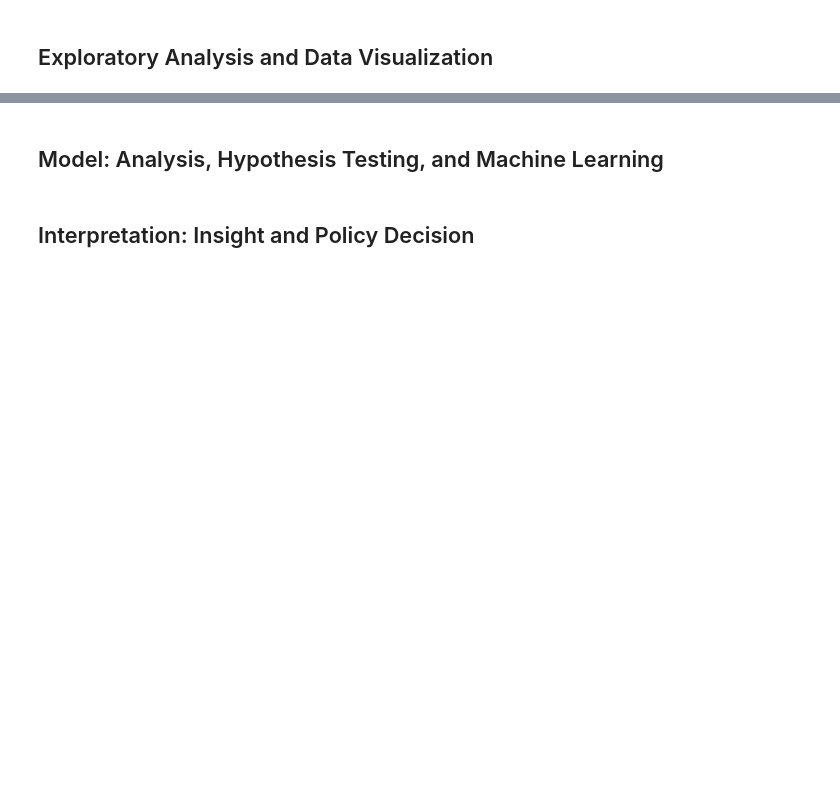
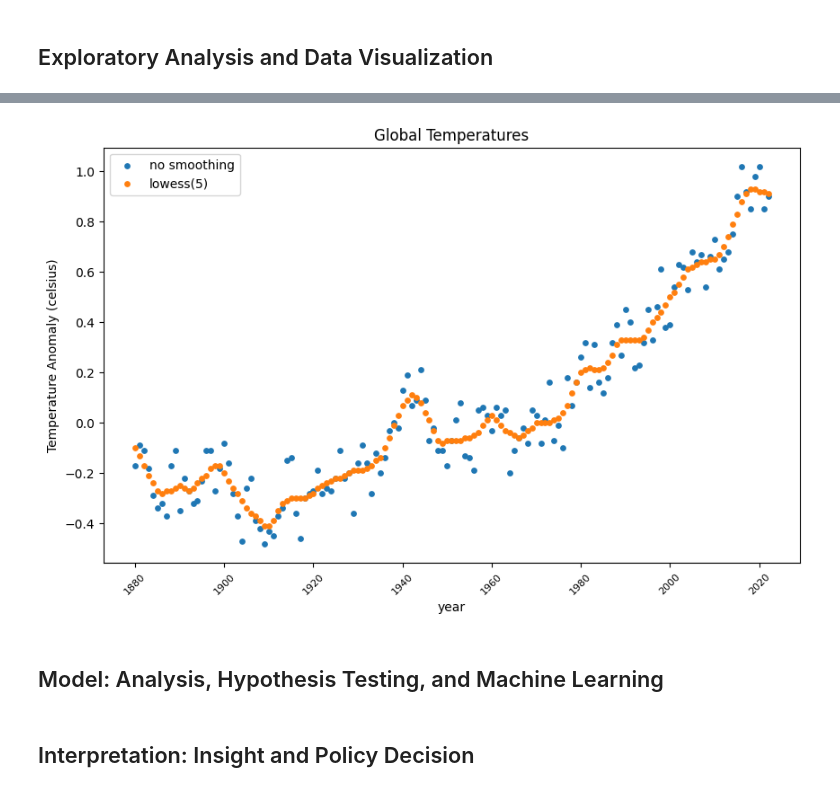
Before and after one commit to tpettwa1/tpettwa1.github.io, a Jupyter notebook: Final Tutorial.ipynb, the cells around one changed output, grey strips where cells are left out. Saved outputs shown, nothing was run; the diff lists cells and outputs as text; code cells hidden in the pictures; blank space fills up the shorter version.

```diff
--- a/Final Tutorial.ipynb
+++ b/Final Tutorial.ipynb
@@ -67,0 +103,13 @@ print(monthly_co2.head(20))
+# %%
+# Processing global temperatures
+
+with open('global_temperatures.txt') as f:
+    global_temp_data = f.readlines()
+del global_temp_data[0:5]
+
+global_temps = pd.DataFrame(columns=['year', 'no smoothing', 'lowess(5)'])
+
+for i in global_temp_data:
+    data = i.split()
+    global_temps.loc[len(global_temps)] = data
+print(global_temps.head(10))
@@ -70,3 +189,21 @@ print(monthly_co2.head(20))
+# %%
+# Display of Global Temperatures
+
+temp_year= global_temps['year'].astype(int)
+temp_no_soothing = global_temps['no smoothing'].astype('float')
+temp_lowess = global_temps['lowess(5)'].astype('float')
+
+plt.figure(figsize=(10,6))
+plt.scatter(temp_year, temp_no_soothing, s=15)
+plt.scatter(temp_year, temp_lowess, s=15)
+plt.xlabel('year')
+plt.legend(['no smoothing', 'lowess(5)'])
+plt.title('Global Temperatures')
+plt.ylabel('Temperature Anomaly (celsius)')
+plt.xticks(fontsize=8, rotation=45)
+plt.show()
+# %% [output]
+[figure, added]
 # %% [markdown]
 ## Model: Analysis, Hypothesis Testing, and Machine Learning
 # %% [markdown]
```
Also changed, not shown: parts of 14 cells of this notebook, 5 other files.
